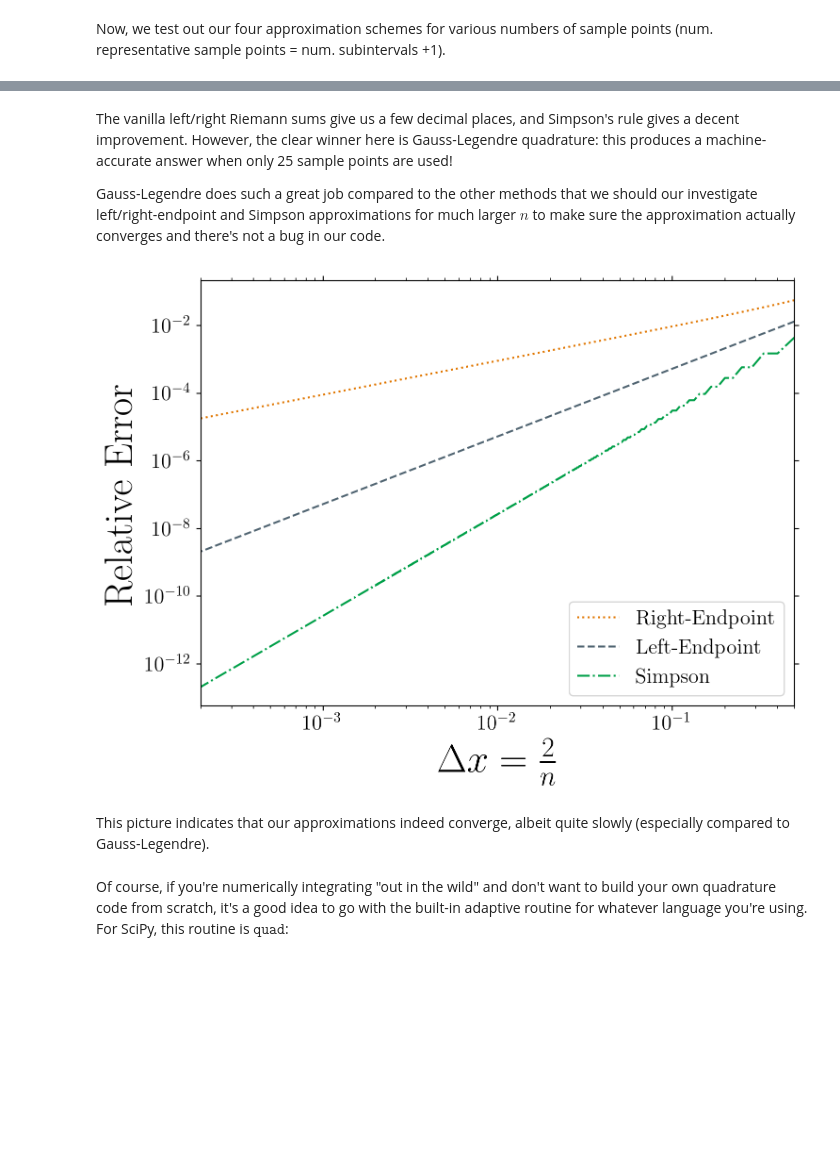
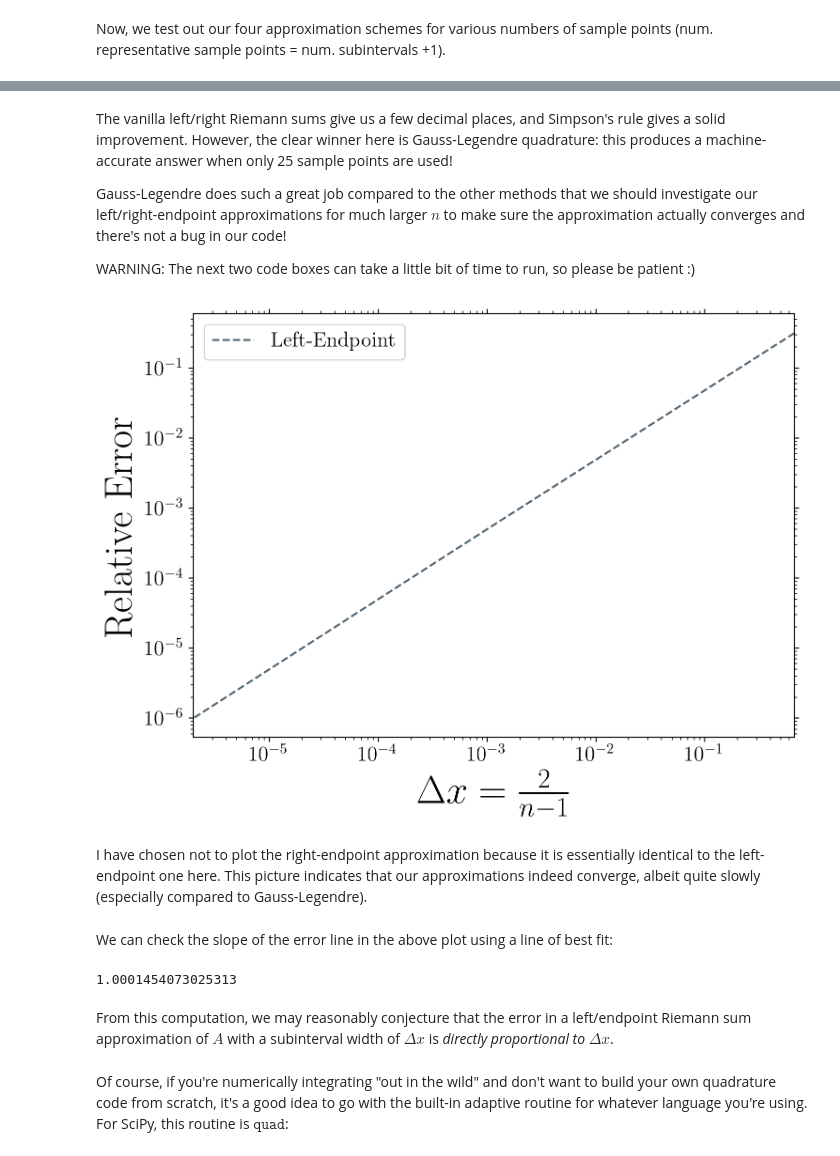
Before and after one commit to ageorgemorgan/mat186, a Jupyter notebook: mat186_integral_approx.ipynb, the cells around one changed output, grey strips where cells are left out. Drawn from its saved outputs; the diff is of its cells as text; code cells hidden in the pictures; blank space fills up the shorter version.

Commit message:
bug fix in integral approx demo

```diff
--- a/mat186_integral_approx.ipynb
+++ b/mat186_integral_approx.ipynb
@@ -188,76 +190,91 @@ plt.show()
 # %% [markdown]
-The vanilla left/right Riemann sums give us a few decimal places, and Simpson's rule gives a decent improvement. However, the clear winner here is Gauss-Legendre quadrature: this produces a machine-accurate answer when only 25 sample points are used!
+The vanilla left/right Riemann sums give us a few decimal places, and Simpson's rule gives a solid improvement. However, the clear winner here is Gauss-Legendre quadrature: this produces a machine-accurate answer when only 25 sample points are used!
 
-Gauss-Legendre does such a great job compared to the other methods that we should our investigate left/right-endpoint and Simpson approximations for much larger $n$ to make sure the approximation actually converges and there's not a bug in our code.
+Gauss-Legendre does such a great job compared to the other methods that we should investigate our left/right-endpoint approximations for much larger $n$ to make sure the approximation actually converges and there's not a bug in our code!
+
+WARNING: The next two code boxes can take a little bit of time to run, so please be patient :)
 # %%
 Nmin_new = 4
-Nmax_new = int(1e4)
+Nmax_new = int(1e6)
 
-n_data_new = np.arange(Nmin_new, Nmax_new+1)
+shift = 2000
+n_data_new = np.arange(Nmin_new, Nmax_new+1)[::shift]
 
 El_new = np.zeros_like(n_data_new, dtype=float)
 Er_new = np.copy(El_new)
 E_simps_new = np.copy(El_new)
 
 for n in n_data_new:
-    # left Riemann
+   # left Riemann
     xl = np.linspace(-1,1, n, endpoint =False)
-    Al = (2./n)*np.sum(f(xl))
+    Al = (2./(n-1))*np.sum(f(xl))
 
     # right Riemann
-    xr = np.linspace(-1+1./n,1, n, endpoint =True)
-    Ar = (2./n)*np.sum(f(xr))
+    xr = np.linspace(-1+2./(n-1),1, n, endpoint =True)
+    Ar = (2./(n-1))*np.sum(f(xr))
 
-    # Simpson
+    """ # Can put in Simpson if you want to
+     # Simpson
     if n%2 == 0:
+        ns = n-1
+    else:
         ns = n
-    else:
-        ns = n+1
 
     xs = np.linspace(-1, 1, ns, endpoint=True)
     A_simps = simpson(f(xs), xs)
+    """
 
-    m = n- Nmin
+    m = int((n - Nmin_new)/shift)
     El_new[m] = np.abs(Al-A_true)/A_true
     Er_new[m] = np.abs(Ar-A_true)/A_true
-    E_simps_new[m] = np.abs(A_simps-A_true)/A_true
+    #E_simps_new[m] = np.abs(A_simps-A_true)/A_true
 # %%
 fig, ax =plt.subplots()
 
-nn = 2./(n_data_new-1.)
+dx = 2./(n_data_new-1.)
 
-plt.loglog(nn, Er_new, label='Right-Endpoint', color='xkcd:pumpkin', linestyle='dotted', linewidth=1.5)
-plt.loglog(nn, El_new, label='Left-Endpoint',color='xkcd:slate', linestyle='dashed', linewidth=1.5)
-plt.loglog(nn, E_simps_new, label='Simpson', color='xkcd:emerald', linestyle='dashdot', linewidth=1.5)
+#plt.semilogy(dx[0::4], Er_new[0::4], 'o', label='Right-Endpoint', color='xkcd:pumpkin', linewidth=1.5)
+plt.loglog(dx, El_new, label='Left-Endpoint',color='xkcd:slate', linestyle='dashed', linewidth=1.5)
+# again, you can put in Simpson if you want to
+#plt.loglog(dx, E_simps_new, label='Simpson', color='xkcd:emerald', linestyle='dashdot', linewidth=1.5)
 
 plt.legend(fontsize='16')
 
 plt.rcParams['axes.spines.right'] = True
 plt.rcParams['axes.spines.top'] = True
 plt.rcParams["axes.edgecolor"] = 'k'
 
-plt.xlim([np.amin(nn), np.amax(nn)])
+plt.xlim([np.amin(dx), np.amax(dx)])
 #plt.ylim([0.9*y0, 1.1*x0])
 
 plt.xlabel(r"$\Delta x = \frac{2}{n-1}$", fontsize=30, color = 'k')
 plt.ylabel(r"Relative Error", fontsize=30, color = 'k')
 
 plt.tick_params(axis='x', which='both', top='off', color = 'k')
 plt.xticks(fontsize=16, rotation=0, color = 'k')
 plt.tick_params(axis='y', which='both', right='off', color = 'k')
 plt.yticks(fontsize=16, rotation=0, color = 'k')
 
 plt.tight_layout()
 
 fig.set_size_inches(8, 6)
 plt.savefig('int_errors_loglog' + '.jpg', dpi=700)
 
 #"""
 plt.show()
 # %% [output]
-[figure, old version]
+[figure, new version]
 # %% [markdown]
-This picture indicates that our approximations indeed converge, albeit quite slowly (especially compared to Gauss-Legendre).
+I have chosen not to plot the right-endpoint approximation because it is essentially identical to the left-endpoint one here. This picture indicates that our approximations indeed converge, albeit quite slowly (especially compared to Gauss-Legendre).
+# %% [markdown]
+We can check the slope of the error line in the above plot using a line of best fit:
+# %%
+slope= np.polyfit(np.log(dx), np.log(Er_new), 1)[0]
+print(slope)
+# %% [output]
+1.0001454073025313
+# %% [markdown]
+From this computation, we may reasonably conjecture that the error in a left/endpoint Riemann sum approximation of $A$ with a subinterval width of $\Delta x$ is *directly proportional to $\Delta x$*.
 # %% [markdown]
 Of course, if you're numerically integrating "out in the wild" and don't want to build your own quadrature code from scratch, it's a good idea to go with the built-in adaptive routine for whatever language you're using. For SciPy, this routine is $\texttt{quad}$:
 # %%
```
Also changed, not shown: parts of 2 cells of this notebook.
